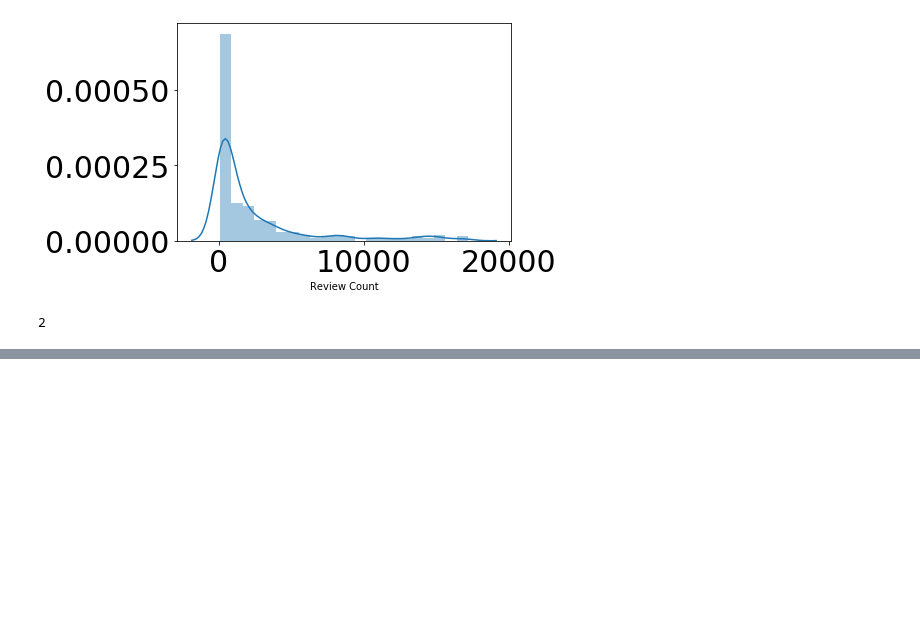
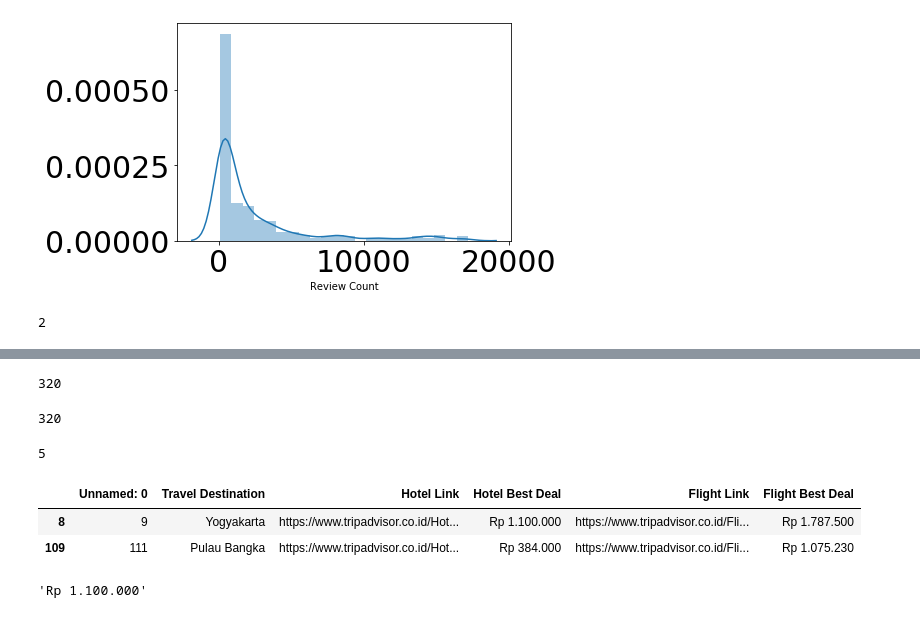
Before and after one commit to chandirairina/Travel-Recommendation-System---Final-Project, a Jupyter notebook: Personal Project_Baseline Model-Copy2.ipynb, the cells around one changed output, grey strips where cells are left out. Saved outputs shown, nothing was run; the diff lists cells and outputs as text; code cells hidden in the pictures; blank space fills up the shorter version.

```diff
--- a/Personal Project_Baseline Model-Copy2.ipynb
+++ b/Personal Project_Baseline Model-Copy2.ipynb
@@ -901,0 +929,27 @@ df1[df1["Travel Destination"]=="Bali"].index[0]
+# %%
+dfcoba["Travel Destination"].nunique()
+# %% [output]
+320
+# %%
+df1["Travel Destination"].nunique()
+# %% [output]
+320
+# %%
+coba1=[1,2,3,4]
+coba2=[1,2,3,4,5]
+
+for i in coba2:
+    if i not in coba1 :
+        print(i)
+# %% [output]
+5
+# %%
+dfcoba[dfcoba["Travel Destination"].duplicated()]
+# %% [output]
+|  | Unnamed: 0 | Travel Destination | Hotel Link | Hotel Best Deal | Flight Link | Flight Best Deal |
+| 8 | 9 | Yogyakarta | https://www.tripadvisor.co.id/Hot... | Rp 1.100.000 | https://www.tripadvisor.co.id/Fli... | Rp 1.787.500 |
+| 109 | 111 | Pulau Bangka | https://www.tripadvisor.co.id/Hot... | Rp 384.000 | https://www.tripadvisor.co.id/Fli... | Rp 1.075.230 |
+# %%
+dfcoba.loc[dfcoba[dfcoba["Travel Destination"]=="Yogyakarta"].index[0]]["Hotel Best Deal"]
+# %% [output]
+'Rp 1.100.000'
```
Also changed, not shown: parts of 16 cells of this notebook, 3 other files.
